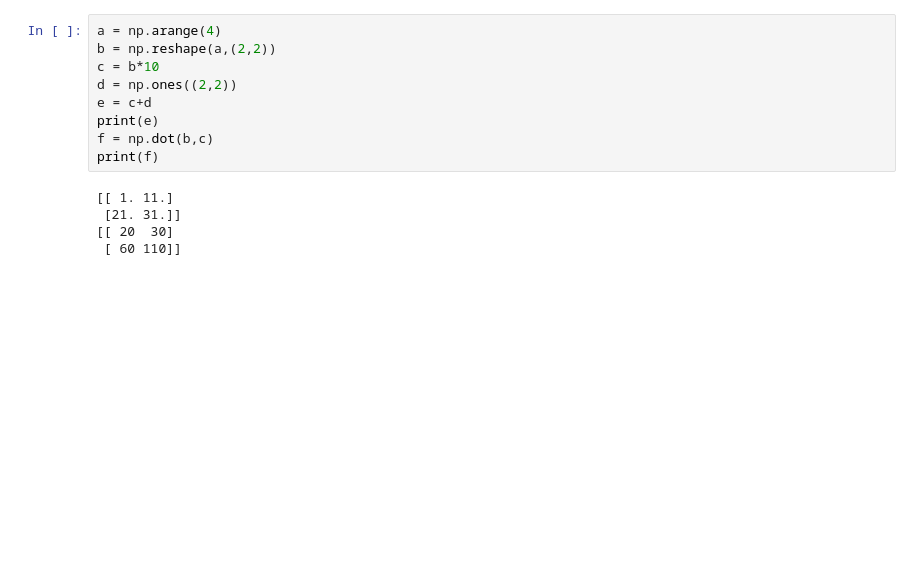
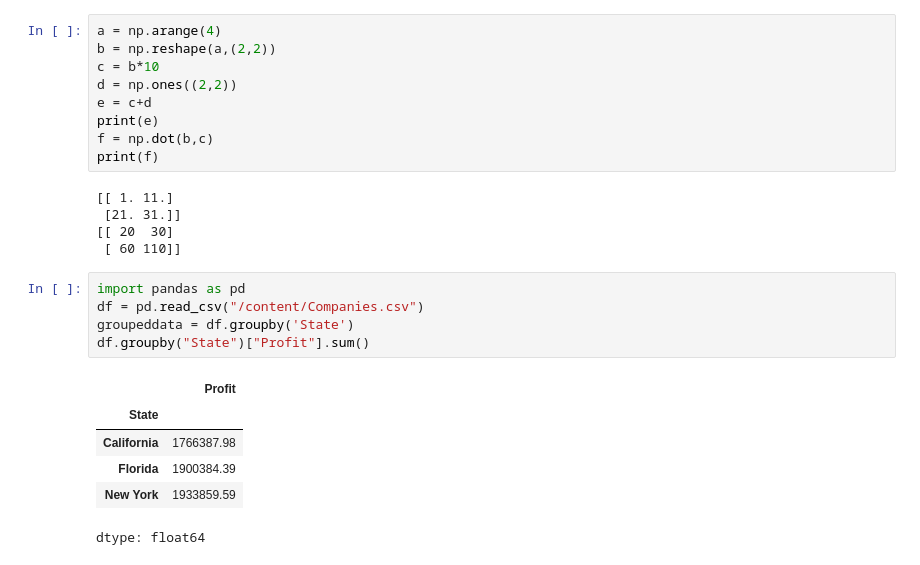
Before and after one commit to vvanarasi/BITS, a Jupyter notebook: Assignment2.ipynb, the cells around one changed output. Cells and saved outputs as stored; diff of their text form; blank space fills up the shorter version.

```diff
--- a/Assignment2.ipynb
+++ b/Assignment2.ipynb
@@ -143,3 +143,15 @@ print(f)
  [21. 31.]]
 [[ 20  30]
  [ 60 110]]
+# %%
+import pandas as pd
+df = pd.read_csv("/content/Companies.csv")
+groupeddata = df.groupby('State')
+df.groupby("State")["Profit"].sum()
+# %% [output]
+|  | Profit |
+| State |  |
+| California | 1766387.98 |
+| Florida | 1900384.39 |
+| New York | 1933859.59 |
+dtype: float64
```
